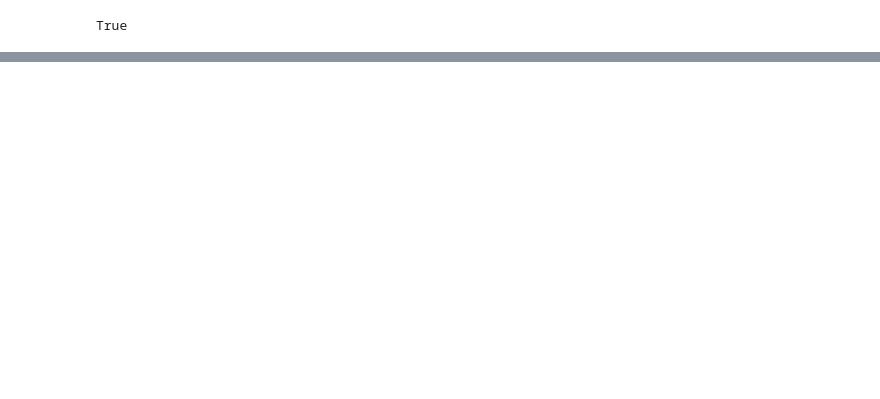
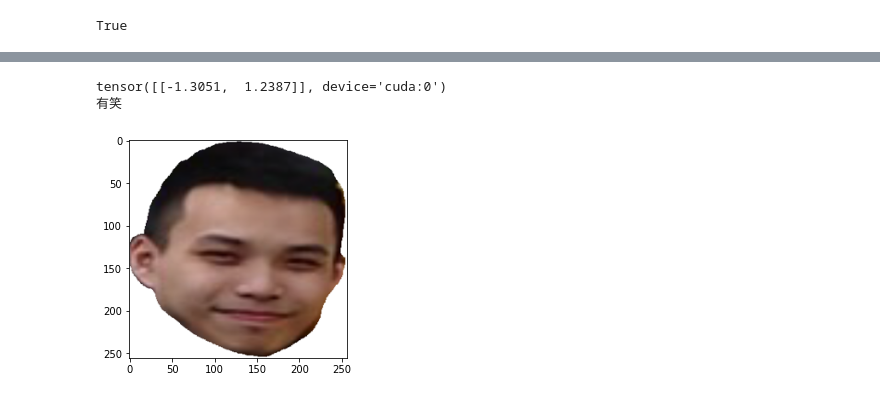
Before and after one commit to evan6007/ResNet, a Jupyter notebook: ResNet.ipynb, the cells around one changed output, grey strips where cells are left out. Saved outputs shown, nothing was run; the diff lists cells and outputs as text; code cells hidden in the pictures; blank space fills up the shorter version.

```diff
--- a/ResNet.ipynb
+++ b/ResNet.ipynb
@@ -293,26 +348,30 @@ for i in range(64):
 # %%
 #測試自己的單張圖片
 from PIL import Image
 import torchvision.transforms as T
 from torch.autograd import Variable as V
 import torch as t
 
 #讀入圖片
-img = Image.open('data/瑞宏.png')  #換另一張 瑞宏.png
+img = Image.open('/content/惟澤.png')  #換另一張 瑞宏.png
 img = img.resize((256, 256))
 plt.imshow(img)
 
 transf = transforms.ToTensor()
 iminput = transf(img)  # tensor数据格式是torch(C,H,W)
 
 iminput = iminput.unsqueeze(0)#增加一維，輸出的img格式爲[1,C,H,W]
 
 with torch.no_grad():
     model.eval()
     iminput = V(iminput.cuda())
     pred = model(iminput)#將圖片輸入網絡得到輸出
     print(pred)
     if torch.max(pred[0],0)[1] == 1:
         print("有笑")
     else:
         print("沒笑")
+# %% [output]
+tensor([[-1.3051,  1.2387]], device='cuda:0')
+有笑
+[figure, added]
```
Also changed, not shown: parts of 9 cells of this notebook.
